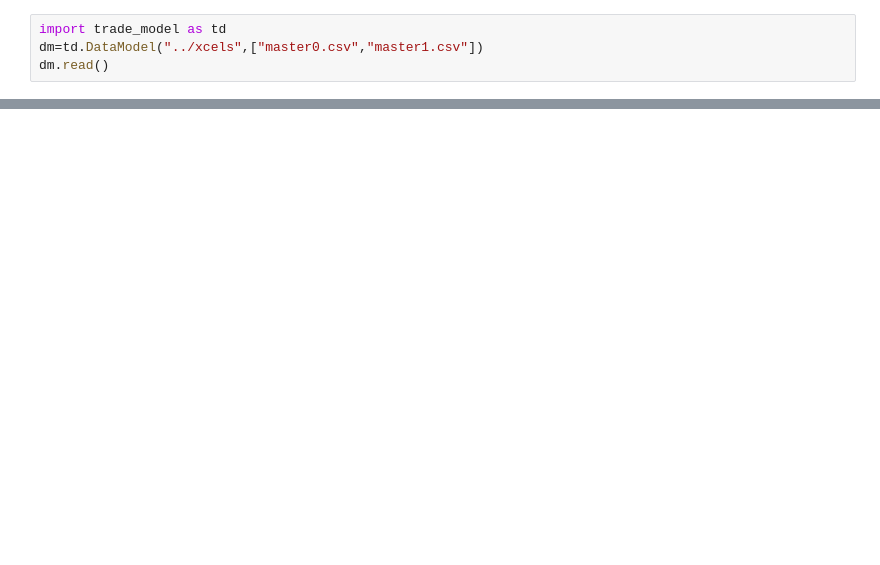
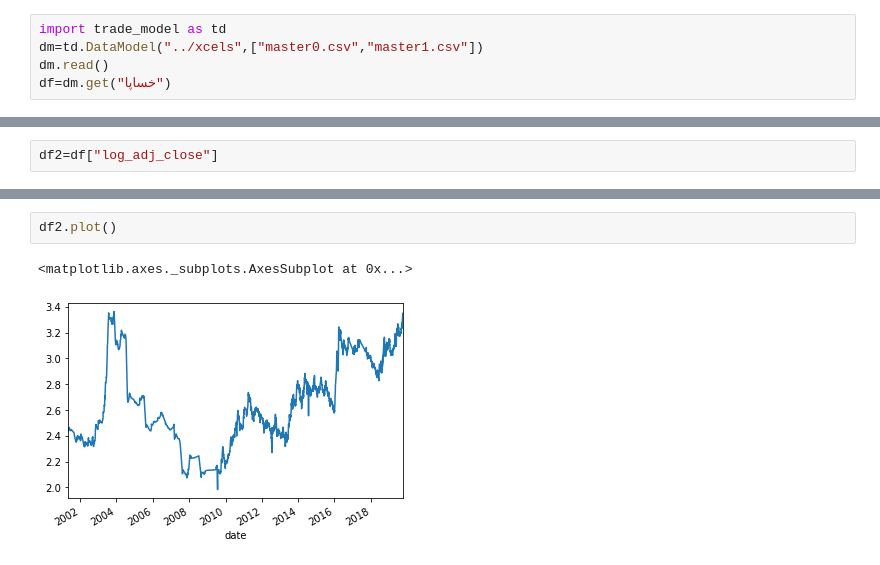
Before and after one commit to miladmirzazadeh/Parooo, a Jupyter notebook: technical_analysis_module.ipynb, the cells around one changed output, grey strips where cells are left out. Cells and saved outputs as stored; diff of their text form; blank space fills up the shorter version.

```diff
--- a/technical_analysis_module.ipynb
+++ b/technical_analysis_module.ipynb
@@ -2,3 +2,4 @@
 import trade_model as td
 dm=td.DataModel("../xcels",["master0.csv","master1.csv"])
 dm.read()
+df=dm.get("خساپا")
@@ -4,0 +16,2 @@ dm.read()
+# %%
+df2=df["log_adj_close"]
@@ -4,0 +34,5 @@ dm.read()
+# %%
+df2.plot()
+# %% [output]
+<matplotlib.axes._subplots.AxesSubplot at 0x...>
+[figure, added]
```
Also changed, not shown: parts of 15 cells of this notebook, 6 other files.
